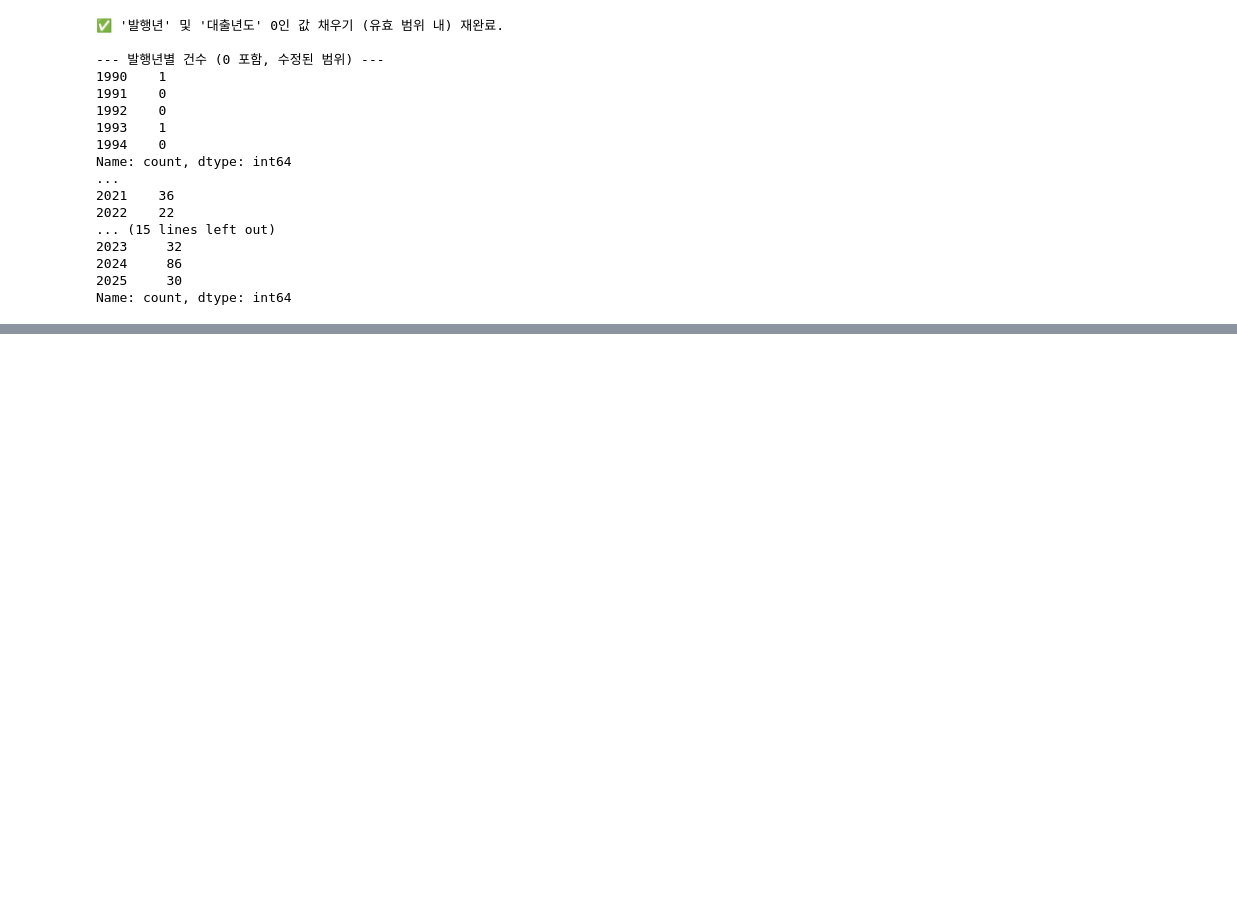
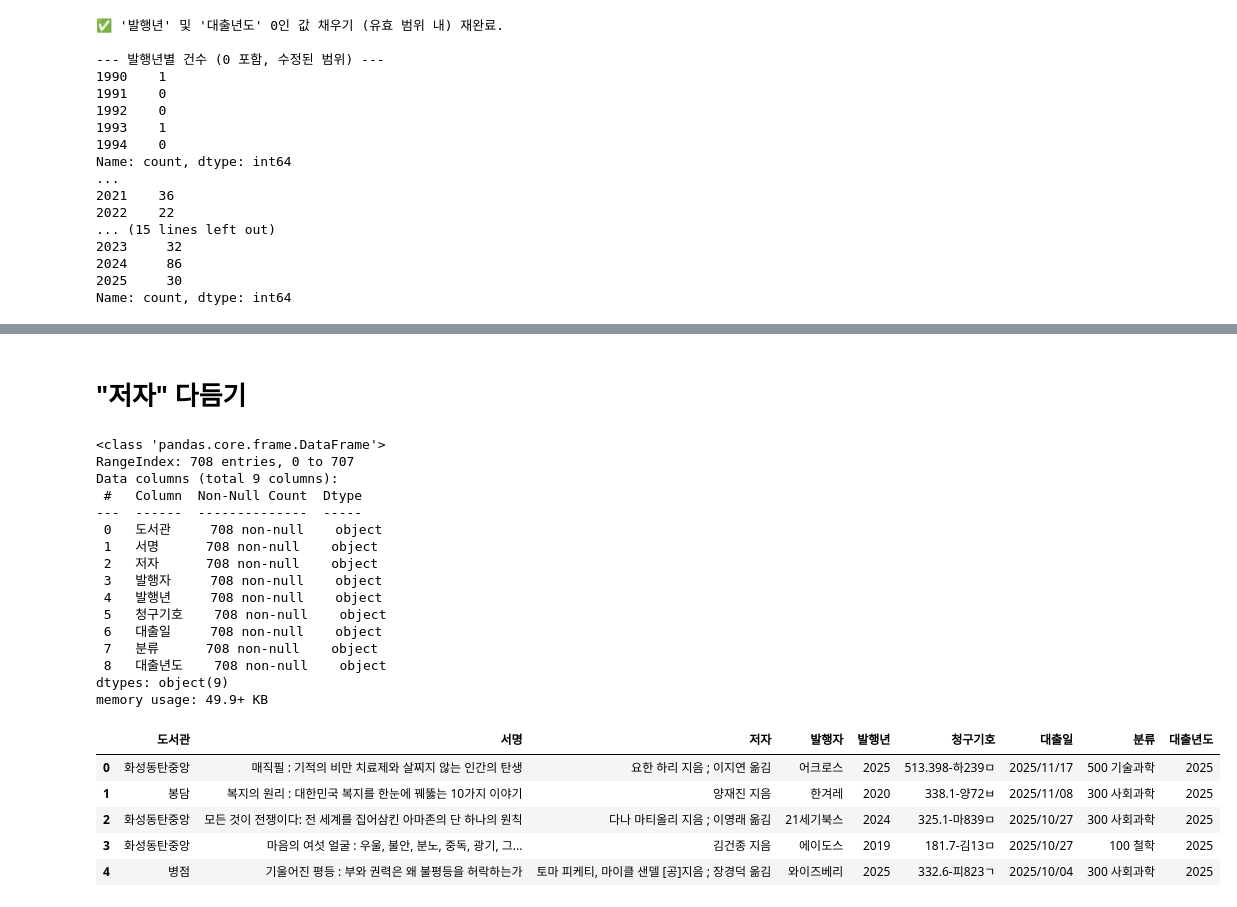
Before and after one commit to PhamPham2S/Book_Borrowing_Analysis, a Jupyter notebook: book_borrowing_analysis.ipynb, the cells around one changed output, grey strips where cells are left out. Saved outputs shown, nothing was run; the diff lists cells and outputs as text; code cells hidden in the pictures; blank space fills up the shorter version.

```diff
--- a/book_borrowing_analysis.ipynb
+++ b/book_borrowing_analysis.ipynb
@@ -399,0 +412,28 @@ print("\n--- 모든 그래프 출력이 완료되었습니다. ---")
+# %% [markdown]
+# "저자" 다듬기
+# %%
+df.info()
+df.head()
+# %% [output]
+<class 'pandas.core.frame.DataFrame'>
+RangeIndex: 708 entries, 0 to 707
+Data columns (total 9 columns):
+ #   Column  Non-Null Count  Dtype
+---  ------  --------------  -----
+ 0   도서관     708 non-null    object
+ 1   서명      708 non-null    object
+ 2   저자      708 non-null    object
+ 3   발행자     708 non-null    object
+ 4   발행년     708 non-null    object
+ 5   청구기호    708 non-null    object
+ 6   대출일     708 non-null    object
+ 7   분류      708 non-null    object
+ 8   대출년도    708 non-null    object
+dtypes: object(9)
+memory usage: 49.9+ KB
+|  | 도서관 | 서명 | 저자 | 발행자 | 발행년 | 청구기호 | 대출일 | 분류 | 대출년도 |
+| 0 | 화성동탄중앙 | 매직필 : 기적의 비만 치료제와 살찌지 않는 인간의 탄생 | 요한 하리 지음 ; 이지연 옮김 | 어크로스 | 2025 | 513.398-하239ㅁ | 2025/11/17 | 500 기술과학 | 2025 |
+| 1 | 봉담 | 복지의 원리 : 대한민국 복지를 한눈에 꿰뚫는 10가지 이야기 | 양재진 지음 | 한겨레 | 2020 | 338.1-양72ㅂ | 2025/11/08 | 300 사회과학 | 2025 |
+| 2 | 화성동탄중앙 | 모든 것이 전쟁이다: 전 세계를 집어삼킨 아마존의 단 하나의 원칙 | 다나 마티올리 지음 ; 이영래 옮김 | 21세기북스 | 2024 | 325.1-마839ㅁ | 2025/10/27 | 300 사회과학 | 2025 |
+| 3 | 화성동탄중앙 | 마음의 여섯 얼굴 : 우울, 불안, 분노, 중독, 광기, 그... | 김건종 지음 | 에이도스 | 2019 | 181.7-김13ㅁ | 2025/10/27 | 100 철학 | 2025 |
+| 4 | 병점 | 기울어진 평등 : 부와 권력은 왜 불평등을 허락하는가 | 토마 피케티, 마이클 샌델 [공]지음 ; 장경덕 옮김 | 와이즈베리 | 2025 | 332.6-피823ㄱ | 2025/10/04 | 300 사회과학 | 2025 |
```
Also changed, not shown: parts of 3 cells of this notebook, 1 other file.
